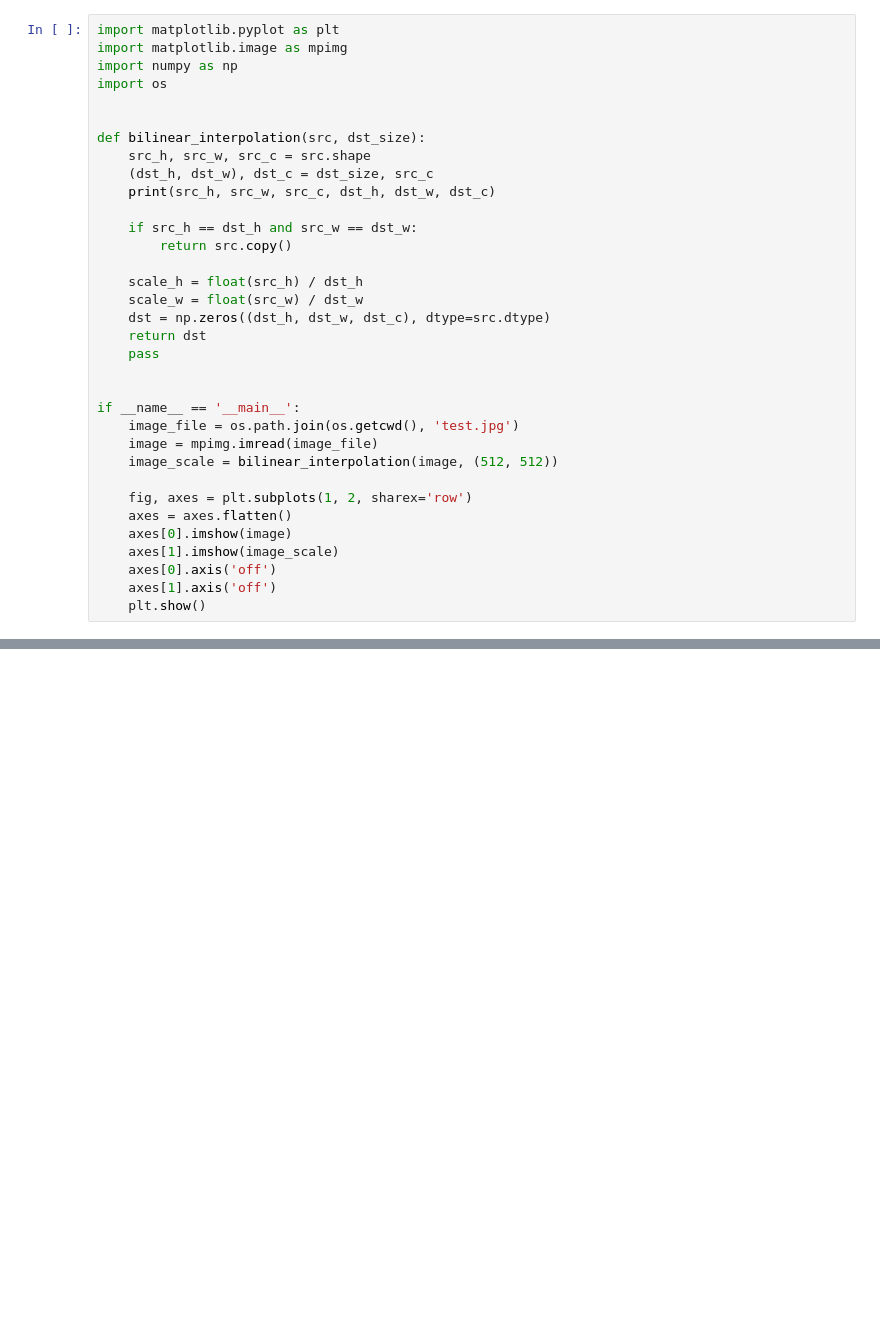
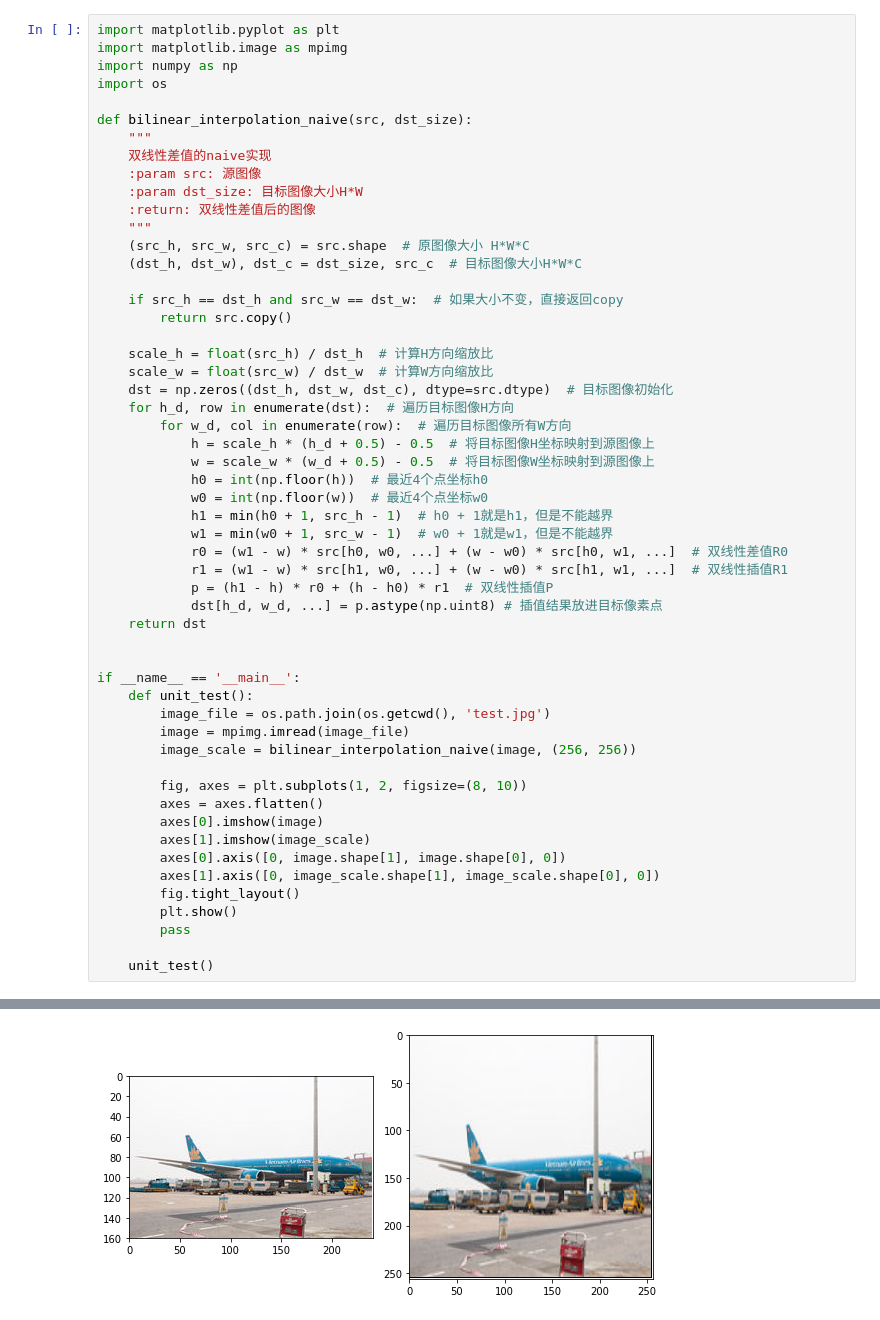
Before and after one commit to Ascetics/LearningCV, a Jupyter notebook: w04_work/bilinear_interpolation.ipynb, the cells around one changed output, grey strips where cells are left out. Saved outputs shown, nothing was run; the diff lists cells and outputs as text; blank space fills up the shorter version.

Commit message:
save bilinear interpolation

```diff
--- a/w04_work/bilinear_interpolation.ipynb
+++ b/w04_work/bilinear_interpolation.ipynb
@@ -4,32 +4,52 @@ import matplotlib.image as mpimg
 import numpy as np
 import os
 
+def bilinear_interpolation_naive(src, dst_size):
+    """
+    双线性差值的naive实现
+    :param src: 源图像
+    :param dst_size: 目标图像大小H*W
+    :return: 双线性差值后的图像
+    """
+    (src_h, src_w, src_c) = src.shape  # 原图像大小 H*W*C
+    (dst_h, dst_w), dst_c = dst_size, src_c  # 目标图像大小H*W*C
 
-def bilinear_interpolation(src, dst_size):
-    src_h, src_w, src_c = src.shape
-    (dst_h, dst_w), dst_c = dst_size, src_c
-    print(src_h, src_w, src_c, dst_h, dst_w, dst_c)
-
-    if src_h == dst_h and src_w == dst_w:
+    if src_h == dst_h and src_w == dst_w:  # 如果大小不变，直接返回copy
         return src.copy()
 
-    scale_h = float(src_h) / dst_h
-    scale_w = float(src_w) / dst_w
-    dst = np.zeros((dst_h, dst_w, dst_c), dtype=src.dtype)
+    scale_h = float(src_h) / dst_h  # 计算H方向缩放比
+    scale_w = float(src_w) / dst_w  # 计算W方向缩放比
+    dst = np.zeros((dst_h, dst_w, dst_c), dtype=src.dtype)  # 目标图像初始化
+    for h_d, row in enumerate(dst):  # 遍历目标图像H方向
+        for w_d, col in enumerate(row):  # 遍历目标图像所有W方向
+            h = scale_h * (h_d + 0.5) - 0.5  # 将目标图像H坐标映射到源图像上
+            w = scale_w * (w_d + 0.5) - 0.5  # 将目标图像W坐标映射到源图像上
+            h0 = int(np.floor(h))  # 最近4个点坐标h0
+            w0 = int(np.floor(w))  # 最近4个点坐标w0
+            h1 = min(h0 + 1, src_h - 1)  # h0 + 1就是h1，但是不能越界
+            w1 = min(w0 + 1, src_w - 1)  # w0 + 1就是w1，但是不能越界
+            r0 = (w1 - w) * src[h0, w0, ...] + (w - w0) * src[h0, w1, ...]  # 双线性差值R0
+            r1 = (w1 - w) * src[h1, w0, ...] + (w - w0) * src[h1, w1, ...]  # 双线性插值R1
+            p = (h1 - h) * r0 + (h - h0) * r1  # 双线性插值P
+            dst[h_d, w_d, ...] = p.astype(np.uint8) # 插值结果放进目标像素点
     return dst
-    pass
 
 
 if __name__ == '__main__':
-    image_file = os.path.join(os.getcwd(), 'test.jpg')
-    image = mpimg.imread(image_file)
-    image_scale = bilinear_interpolation(image, (512, 512))
+    def unit_test():
+        image_file = os.path.join(os.getcwd(), 'test.jpg')
+        image = mpimg.imread(image_file)
+        image_scale = bilinear_interpolation_naive(image, (256, 256))
 
-    fig, axes = plt.subplots(1, 2, sharex='row')
-    axes = axes.flatten()
-    axes[0].imshow(image)
-    axes[1].imshow(image_scale)
-    axes[0].axis('off')
-    axes[1].axis('off')
-    plt.show()
+        fig, axes = plt.subplots(1, 2, figsize=(8, 10))
+        axes = axes.flatten()
+        axes[0].imshow(image)
+        axes[1].imshow(image_scale)
+        axes[0].axis([0, image.shape[1], image.shape[0], 0])
+        axes[1].axis([0, image_scale.shape[1], image_scale.shape[0], 0])
+        fig.tight_layout()
+        plt.show()
+        pass
+
+    unit_test()
 # %% [output]
@@ -36,0 +56 @@ FileNotFoundError: [Errno 2] No such file or directory: '/root/private/LearningC
+[figure, added]
```
Also changed, not shown: parts of 2 cells of this notebook, 10 other files.
